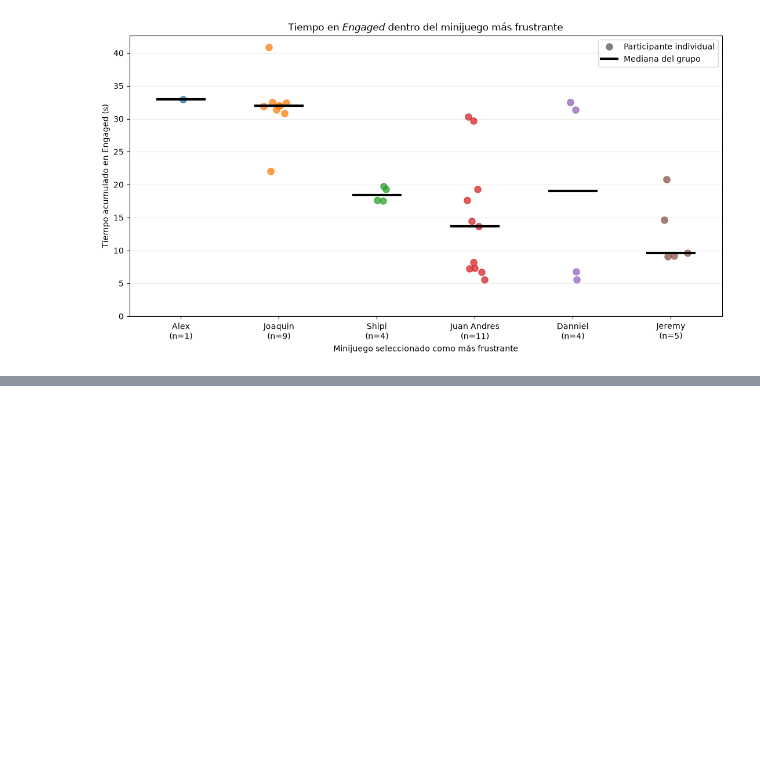
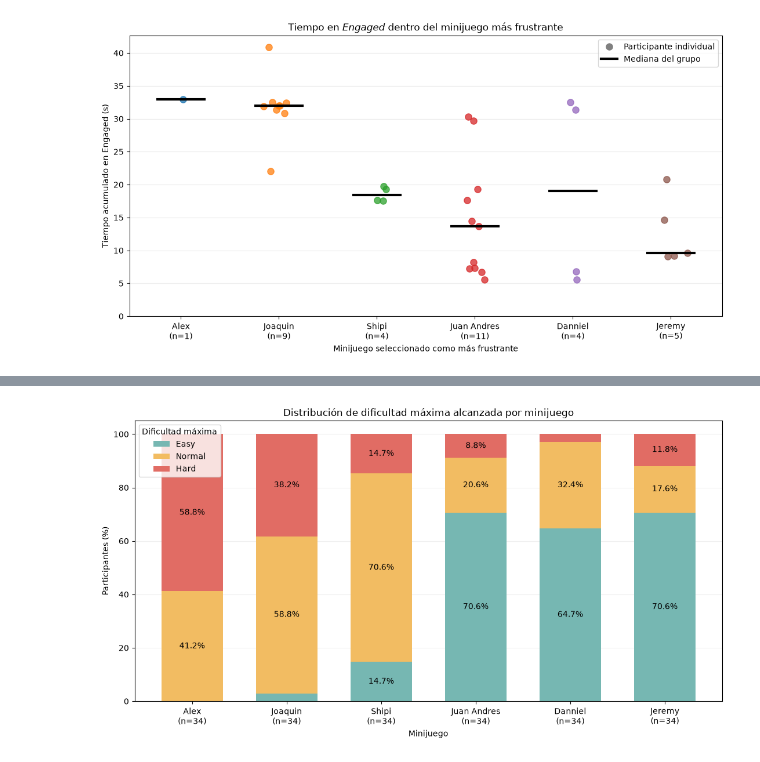
Before and after one commit to DiegoGarV/PGL, a Jupyter notebook: raw results/analisis.ipynb, the cells around one changed output, grey strips where cells are left out. Cells and saved outputs as stored; diff of their text form; code cells hidden in the pictures; blank space fills up the shorter version.

Commit message:
fix(resultados): simplificar los datos

```diff
--- a/raw results/analisis.ipynb
+++ b/raw results/analisis.ipynb
@@ -4183,0 +4365,82 @@ plt.show()
+# %%
+import numpy as np
+import matplotlib.pyplot as plt
+
+niveles = ["Easy", "Normal", "Hard"]
+
+orden = [
+    "Alex", "Joaquin", "Shipi",
+    "JuanAndres", "Danniel", "Jeremy"
+]
+
+nombres = [
+    "Alex", "Joaquin", "Shipi",
+    "Juan Andres", "Danniel", "Jeremy"
+]
+
+# Datos para la gráfica
+datos_grafica = porcentajes_dificultad.reindex(orden)
+
+fig, ax = plt.subplots(figsize=(11, 6))
+
+x = np.arange(len(orden))
+base = np.zeros(len(orden))
+
+colores = {
+    "Easy": "#76b7b2",
+    "Normal": "#f2bc62",
+    "Hard": "#e16c64"
+}
+
+for nivel in niveles:
+    valores = datos_grafica[nivel].to_numpy(dtype=float)
+
+    ax.bar(
+        x,
+        valores,
+        bottom=base,
+        label=nivel,
+        color=colores[nivel],
+        width=0.65
+    )
+
+    # Etiquetas dentro de las barras
+    for i, valor in enumerate(valores):
+        if valor >= 8:
+            ax.text(
+                x[i],
+                base[i] + valor / 2,
+                f"{valor:.1f}%",
+                ha="center",
+                va="center",
+                fontsize=10
+            )
+
+    base += valores
+
+# Etiquetas del eje X con cantidad de participantes
+etiquetas = [
+    f"{nombre}\n(n={int(conteos_dificultad.loc[juego, 'Total'])})"
+    for juego, nombre in zip(orden, nombres)
+]
+
+ax.set_xticks(x)
+ax.set_xticklabels(etiquetas)
+
+ax.set_ylabel("Participantes (%)")
+ax.set_xlabel("Minijuego")
+
+ax.set_title(
+    "Distribución de dificultad máxima alcanzada por minijuego"
+)
+
+ax.set_ylim(0, 105)
+
+ax.legend(title="Dificultad máxima")
+ax.grid(axis="y", alpha=0.2)
+ax.set_axisbelow(True)
+
+plt.tight_layout()
+plt.show()
+# %% [output]
+[figure, added]
```
Also changed, not shown: parts of 9 cells of this notebook, 6 other files.
